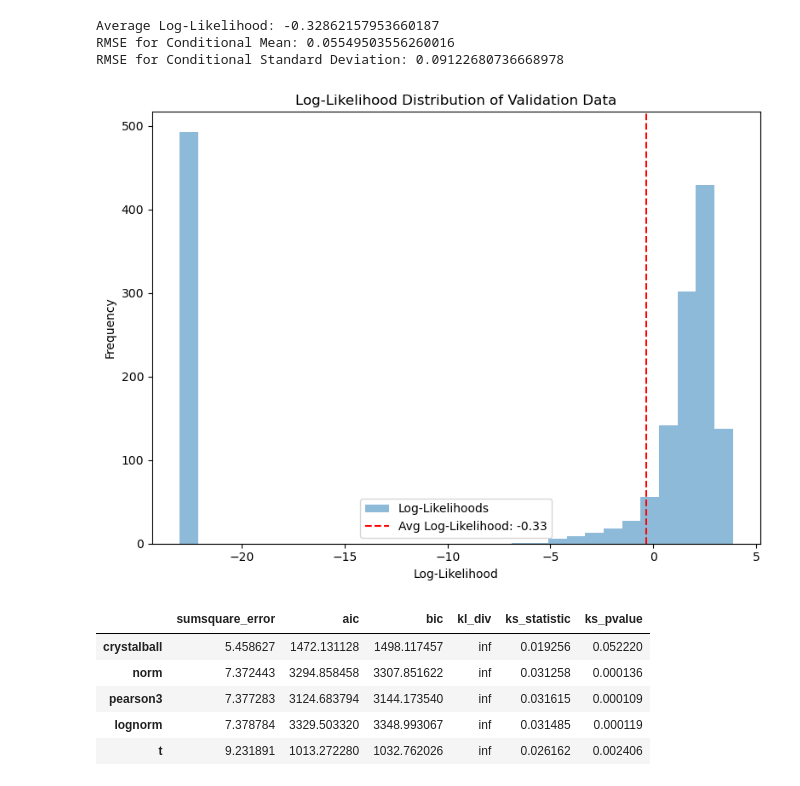
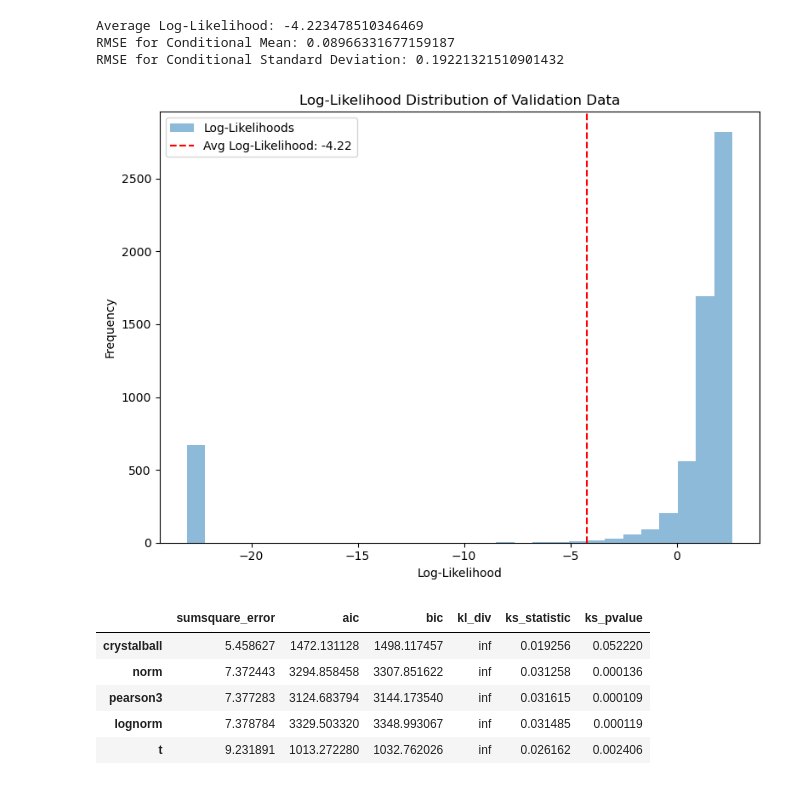
Before and after one commit to isaacvm98/timeout_analysis, a Jupyter notebook: modelling/nba_timeouts_modelling.ipynb, the cells around one changed output. Saved outputs shown, nothing was run; the diff lists cells and outputs as text; code cells hidden in the pictures.

```diff
--- a/modelling/nba_timeouts_modelling.ipynb
+++ b/modelling/nba_timeouts_modelling.ipynb
@@ -76,3 +90,5 @@ X = to_df.drop('next_3_avg_scoring_ratio',axis=1)
+# %%
+X.fillna(0,inplace=True)
 # %%
 scaler = StandardScaler()
 X_scaled = scaler.fit_transform(X)
@@ -83,3 +99,4 @@ pca_components_df = pd.DataFrame(pca_components,columns=['PC1','PC2','PC3'])
 pca_components_df['home_to'] = df_analysis[(df_analysis['to_non_run']==1)]['home_to'].values
 # %%
 pca_components_df['next_3_avg_scoring_ratio'] = df_analysis[(df_analysis['to_non_run']==1)]['next_3_avg_scoring_ratio'].values
+pca_components_df['Season'] = (df_analysis[(df_analysis['to_non_run']==1)]['Season'].values).astype(int)
@@ -88,0 +103,3 @@ X_train,X_test,y_train,y_test =  train_test_split(pca_components_df.drop('next_3
+# %%
+train_df = pca_components_df[pca_components_df['Season']<23]
+test_df = pca_components_df[pca_components_df['Season']==23]
@@ -89 +108,6 @@ X_train,X_test,y_train,y_test =  train_test_split(pca_components_df.drop('next_3
+# %%
+X_train = train_df.drop(['Season','next_3_avg_scoring_ratio'],axis=1)
+y_train = train_df['next_3_avg_scoring_ratio']
+X_test = test_df.drop(['Season','next_3_avg_scoring_ratio'],axis=1)
+y_test = test_df['next_3_avg_scoring_ratio']
 # %%
@@ -146,7 +172,7 @@ print("Final Model CDE Loss: ", final_cde_loss)
 # %%
 # Parameterize and fit the FlexCode model
-model = flexcode.FlexCodeModel(XGBoost, max_basis=68, basis_system="cosine",
-                               regression_params={'n_estimators': 499, 'learning_rate': 0.09, 'max_depth': 10})
+model = flexcode.FlexCodeModel(XGBoost, max_basis=64, basis_system="cosine",
+                               regression_params={'n_estimators': 1470, 'learning_rate': 0.0808881770364235, 'max_depth': 10})
 model.fit(X_train.values, y_train.values)
 
 #Predict conditional densities and y grid using the model for validation set
@@ -184,38 +210,40 @@ for i in range(len(X_test)):
     rmse_means.append(rmse_mean)
 
     # Calculate RMSE for standard deviation
     rmse_std = ((abs(y_value - mean_est) - std_est) ** 2)
     rmse_stds.append(rmse_std)
 
 # Average log-likelihood
 avg_log_likelihood = model.estimate_error(X_test.values, y_test.values)
 
 # RMSE for mean
 rmse_mean = np.sqrt(np.mean(rmse_means))
 
 # RMSE for standard deviation
 rmse_std = np.sqrt(np.mean(rmse_stds))
 
 print("Average Log-Likelihood:", avg_log_likelihood)
 print("RMSE for Conditional Mean:", rmse_mean)
 print("RMSE for Conditional Standard Deviation:", rmse_std)
 
 # Plotting the results
 fig, ax = plt.subplots(figsize=(8, 6))
 ax.hist(log_likelihoods, bins=30, alpha=0.5, label='Log-Likelihoods')
 ax.axvline(avg_log_likelihood, color='r', linestyle='--', label=f'Avg Log-Likelihood: {avg_log_likelihood:.2f}')
 ax.set_title("Log-Likelihood Distribution of Validation Data")
 ax.set_xlabel("Log-Likelihood")
 ax.set_ylabel("Frequency")
 ax.legend()
 plt.tight_layout()
 plt.show()
-#-0.0969059333619775
+# Average Log-Likelihood: -0.32862157953660187
+# RMSE for Conditional Mean: 0.05549503556260016
+# RMSE for Conditional Standard Deviation: 0.09122680736668978
 # %% [output]
-Average Log-Likelihood: -0.32862157953660187
-RMSE for Conditional Mean: 0.05549503556260016
-RMSE for Conditional Standard Deviation: 0.09122680736668978
+Average Log-Likelihood: -4.223478510346469
+RMSE for Conditional Mean: 0.08966331677159187
+RMSE for Conditional Standard Deviation: 0.19221321510901432
-[figure, old version]
+[figure, new version]
 # %%
 f = Fitter(y_train.values,distributions=['crystalball','expon','gamma','lognorm','norm','pearson3','triang','uniform','weibull_min','weibull_max',
                                          'logistic','t'])
```
Also changed, not shown: parts of 40 cells of this notebook, 3 other files.
